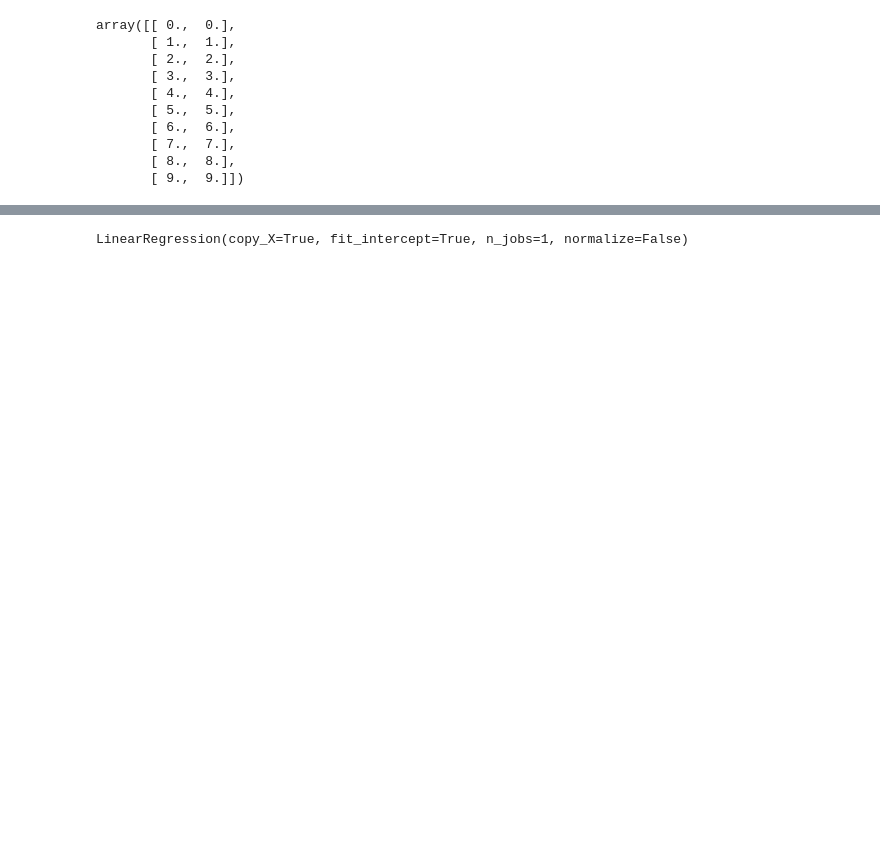
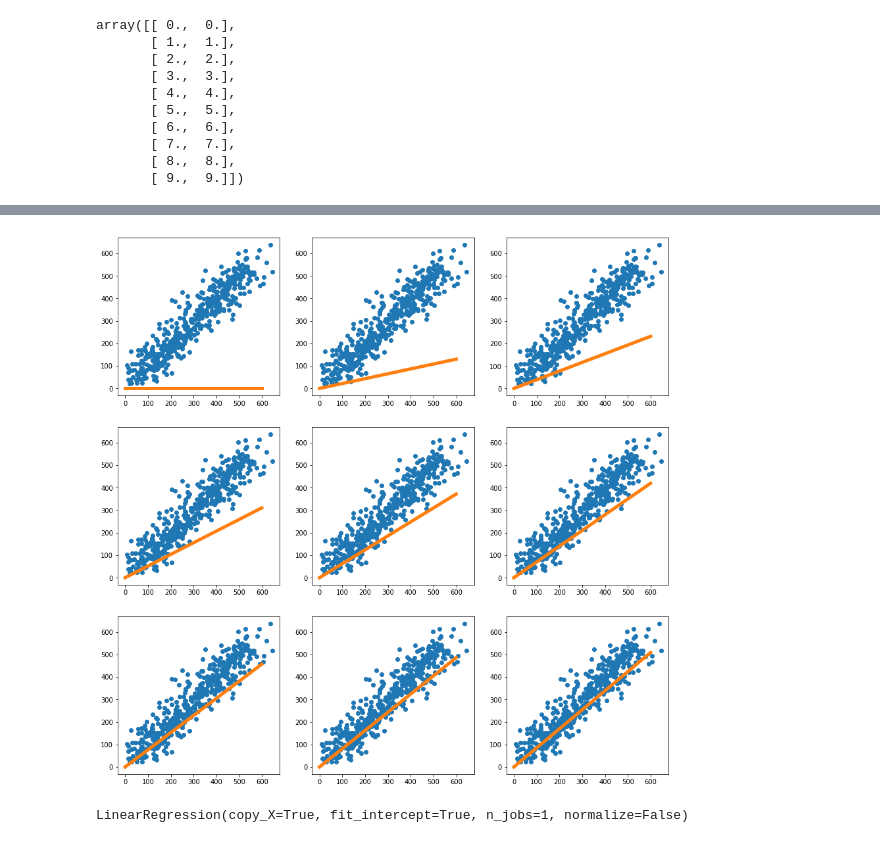
Before and after one commit to neungkl/learn-ml-globish, a Jupyter notebook: 03-linear-regression.ipynb, the cells around one changed output, grey strips where cells are left out. Cells and saved outputs as stored; diff of their text form; code cells hidden in the pictures; blank space fills up the shorter version.

```diff
--- a/03-linear-regression.ipynb
+++ b/03-linear-regression.ipynb
@@ -54,3 +97,20 @@ y_test.shape
+# %%
+subplot = [331,332,333,334,335,336,337,338,339]
+
+plt.figure(figsize=(15,15))
+
+model = LR()
+
+for sub in subplot:
+    plt.subplot(sub)
+    x_line = np.arange(0, 600).reshape(-1,1)
+    plt.scatter(x_train, y_train)
+    plt.plot(x_line, model.predict(x_line), color='C1', linewidth=5.0)
+    model.train(x_train, y_train)
+
+plt.show()
+# %% [output]
+[figure, added]
 # %%
 from sklearn.linear_model import LinearRegression
 
```
Also changed, not shown: parts of 7 cells of this notebook.
